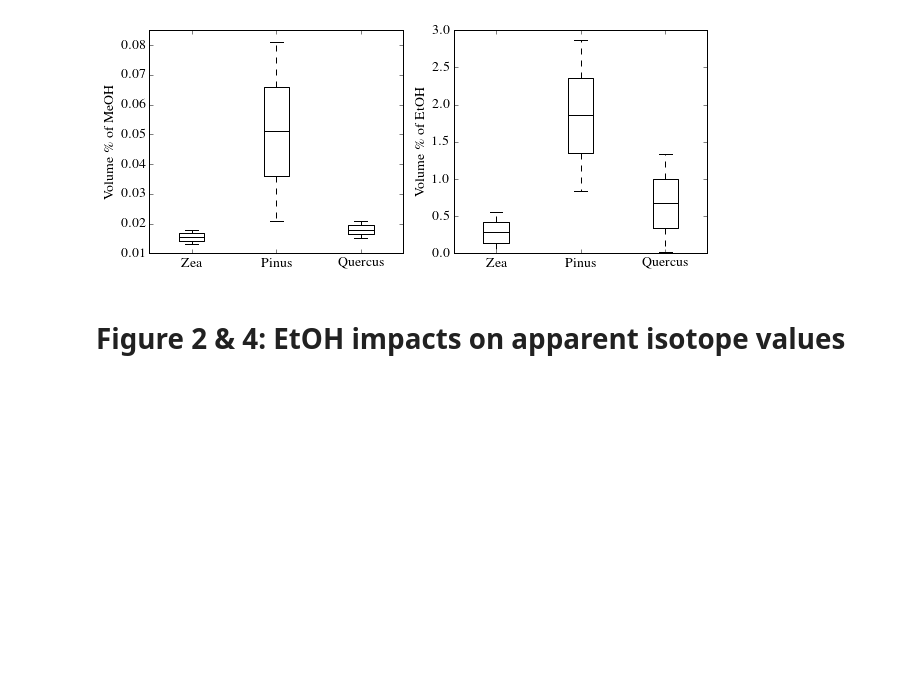
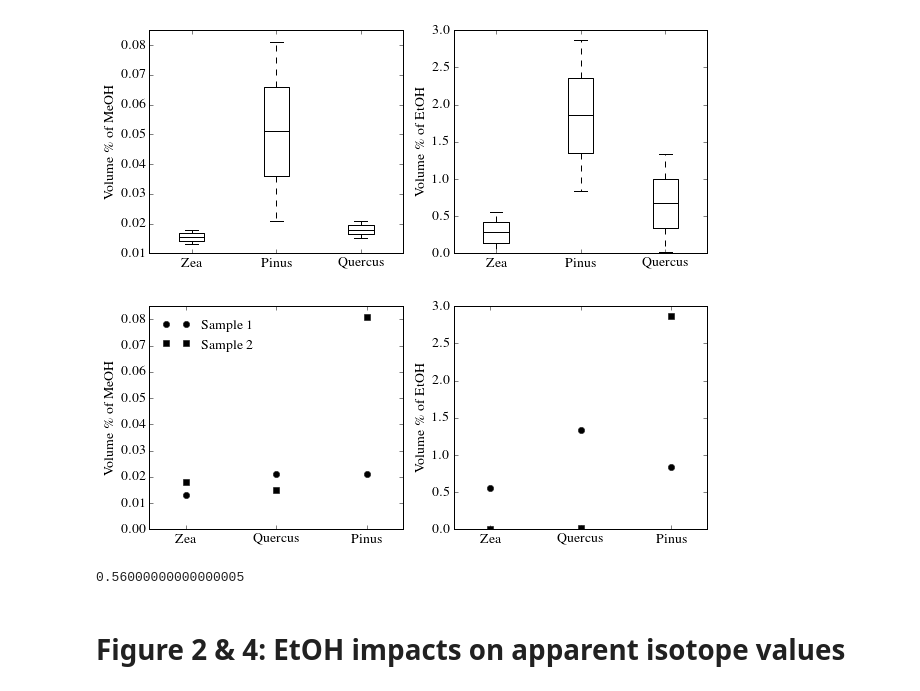
Before and after one commit to wolfhelius/isodopes, a Jupyter notebook: Isodopes Plotting.ipynb, the cells around one changed output. Cells and saved outputs as stored; diff of their text form; code cells hidden in the pictures; blank space fills up the shorter version.

```diff
--- a/Isodopes Plotting.ipynb
+++ b/Isodopes Plotting.ipynb
@@ -177,5 +180,75 @@ plt.savefig('Fig1_Natural_Al.pdf', bbox_inches='tight')
 # %% [output]
 [figure]
+# %%
+#fieldnmr_file = r'./dat/field_sample_nmr.csv'
+fieldnmr = pd.read_csv(Data_dir + 'field_sample_nmr.csv')
+from pylab import *
+os.chdir(Fig_dir)
+#Define properties for plot style
+sizeOfFont = 14
+fontProperties = {'family':'serif','serif':['Times'],
+    'weight' : 'normal', 'size' : sizeOfFont}
+ticks_font = font_manager.FontProperties(family='Times', style='normal',
+    size=sizeOfFont, weight='normal', stretch='normal')
+rc('text', usetex=True)
+rc('font',**fontProperties)
+## add patch_artist=True option to ax.boxplot()
+## to get fill color
+#bp = ax.boxplot(data_to_plot, patch_artist=True)
+fig, axes = plt.subplots(1, 2, figsize=(10,4))
+
+# meoh natural concentrations
+meoh_data = [fieldnmr.Corn_Me, fieldnmr.Pine_Me, fieldnmr.Oak_Me]
+#axes[0].set_title("MeOH Concentrations")
+#axes[0].set_xlabel("Plant Genus")
+axes[0].set_ylabel("Volume $\%$ of MeOH")
+axes[0].set_ylim([0.0,0.085])
+axes[0].set_xlim([0.8,2.2])
+bp1, = axes[0].plot(1, meoh_data[0][0], marker = 'o', color = 'black',linestyle="None", label = "Sample 1");
+bp2, = axes[0].plot(1, meoh_data[0][1], marker = 's', color = 'black',linestyle="None",label="Sample 2");
+axes[0].plot(2, meoh_data[1][0], marker = 'o', color = 'black',linestyle="None");
+axes[0].plot(2, meoh_data[1][1], marker = 's', color = 'black',linestyle="None");
+axes[0].plot(1.5, meoh_data[2][0], marker = 'o', color = 'black',linestyle="None");
+axes[0].plot(1.5, meoh_data[2][1], marker = 's', color = 'black',linestyle="None");
+plt.setp(axes, xticks=[1, 1.5, 2], xticklabels=['Zea', 'Quercus', 'Pinus'])
+axes[0].legend([bp1, bp2], ["Sample 1", "Sample 2"],bbox_to_anchor=None, loc = 2,fontsize = sizeOfFont,frameon=False)
+
+
+# etoh natural concentrations
+etoh_data = [fieldnmr.Corn_Et, fieldnmr.Pine_Et, fieldnmr.Oak_Et]
+#axes[1].set_title("EtOH Concentrations")
+#axes[1].set_xlabel("Plant Genus")
+axes[1].set_ylabel("Volume $\%$ of EtOH")
+axes[1].set_xlim([0.8,2.2])
+bp1 = axes[1].plot(1, etoh_data[0][0],marker = 'o', color = 'black',label="Sample 1");
+bp = axes[1].plot(1, etoh_data[0][1], marker = 's', color = 'black',label="Sample 2");
+bp2 = axes[1].plot(2, etoh_data[1][0], marker = 'o', color = 'black');
+bp = axes[1].plot(2, etoh_data[1][1], marker = 's', color = 'black');
+bp3 = axes[1].plot(1.5, etoh_data[2][0], marker = 'o', color = 'black');
+bp = axes[1].plot(1.5, etoh_data[2][1], marker = 's', color = 'black');
+plt.setp(axes, xticks=[1, 1.5, 2], xticklabels=['Zea', 'Quercus', 'Pinus'])
+
+# x-axis labelling
+# labels = [item.get_text() for item in axes[0].get_xticklabels()];
+# labels[0] = 'Zea'
+# labels[1] = 'Pinus'
+# labels[2] = 'Quercus'
+# axes[0].set_xticklabels(labels);
+
+# labels = [item.get_text() for item in axes[1].get_xticklabels()];
+# labels[0] = 'Zea'
+# labels[1] = 'Pinus'
+# labels[2] = 'Quercus'
+# axes[1].set_xticklabels(labels);
+
+os.chdir(Fig_dir)
+plt.savefig('Figure_S1_Natural_Alc.pdf', bbox_inches='tight')
+# %% [output]
+[figure, added]
+# %%
+etoh_data[0][0]
+# %% [output]
+0.56000000000000005
 # %% [markdown]
 # Figure 2 & 4: EtOH impacts on apparent isotope values
 # %%
```
Also changed, not shown: parts of 9 cells of this notebook, 10 other files.
